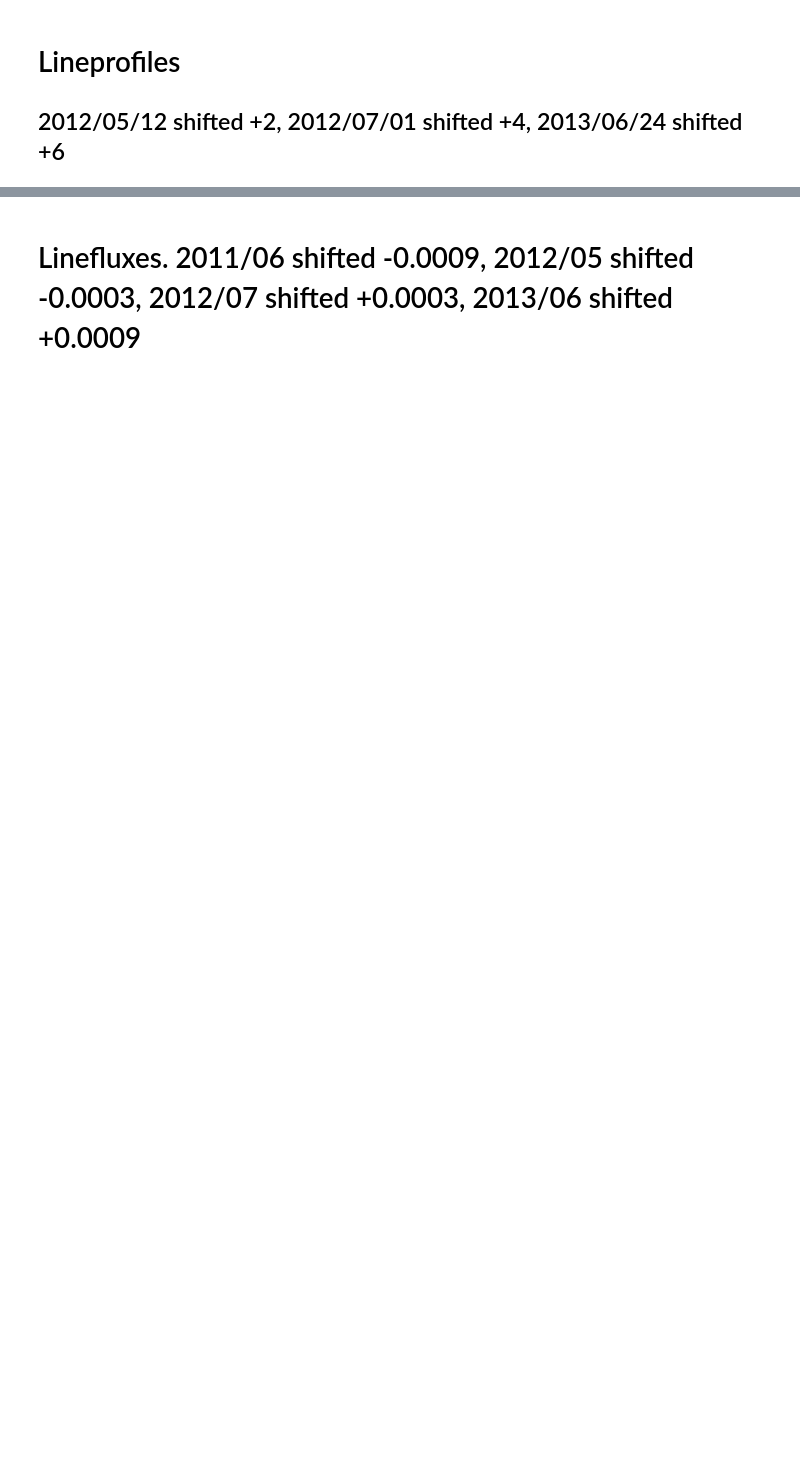
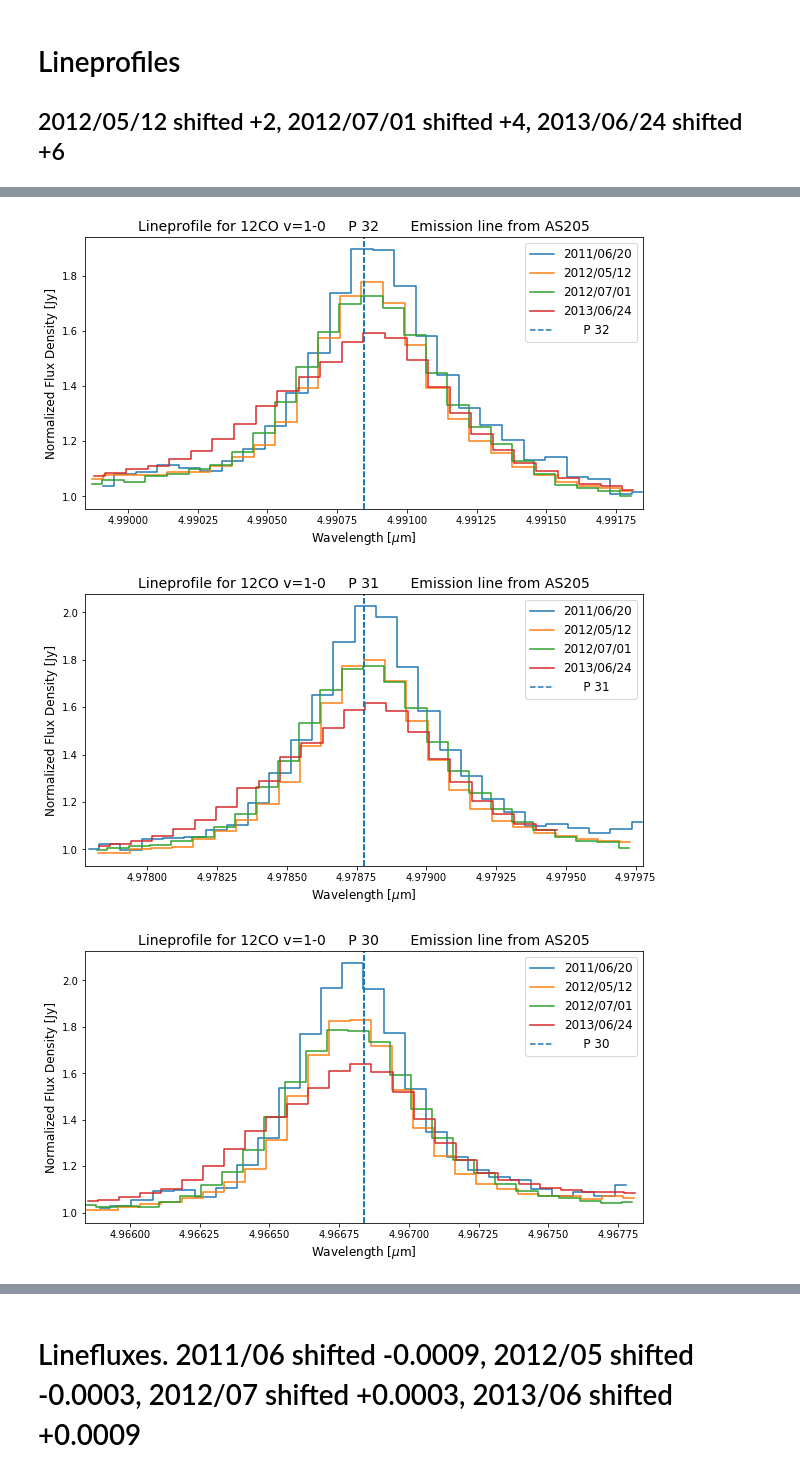
Before and after one commit to adamoses/URSIProject, a Jupyter notebook: as205_analysis.ipynb, the cells around one changed output, grey strips where cells are left out. Drawn from its saved outputs; the diff is of its cells as text; code cells hidden in the pictures; blank space fills up the shorter version.

```diff
--- a/as205_analysis.ipynb
+++ b/as205_analysis.ipynb
@@ -182,35 +182,0 @@ Text(0, 0.5, 'Normalized Flux Density [Jy]')
-# %%
-fig=plt.figure(figsize=(15,8))
-ax9=fig.add_subplot(121)
-ax0=fig.add_subplot(122)
-
-ax9.plot(data20110620['wave'], data20110620['div'], drawstyle='steps-mid', label='2011/06/20')
-ax9.plot(data20120512['wave'], data20120512['div'], drawstyle='steps-mid', label='2012/05/12')
-ax9.plot(data20120701['wave'], data20120701['div'], drawstyle='steps-mid', label='2012/07/01')
-ax9.plot(data20130624['wave'], data20130624['div'], drawstyle='steps-mid', label='2013/06/24')
-
-ax9.set_xlim(hitranCO['wave'][4]-0.0010, hitranCO['wave'][4]+0.0010)
-ax9.set_ylim(0.8, 2.1)
-
-ax0.plot(data20110620['wave'], data20110620['div'], drawstyle='steps-mid', label='2011/06/20')
-ax0.plot(data20120512['wave'], data20120512['div']+2, drawstyle='steps-mid', label='2012/05/12')
-ax0.plot(data20120701['wave'], data20120701['div']+4, drawstyle='steps-mid', label='2012/07/01')
-ax0.plot(data20130624['wave'], data20130624['div']+6, drawstyle='steps-mid', label='2013/06/24')
-
-ax0.set_xlim(hitranCO['wave'][4]-0.0010, hitranCO['wave'][4]+0.0010)
-ax0.set_ylim(0, 8)
-
-ax9.axvline(hitranCO['wave'][4], 0, 30, label=hitranCO['Qpp'][4], linestyle='--')
-ax0.axvline(hitranCO['wave'][4], 0, 30, label=hitranCO['Qpp'][4], linestyle='--')
-
-ax0.legend(loc=1, prop={'size': 10})
-ax9.legend(prop={'size': 10})
-
-
-fig.suptitle("Lineprofile for P31 Emission Lines from AS205", fontsize=20)
-ax9.set_xlabel('Wavelength ($\mu$m)', fontsize=18)
-ax0.set_xlabel('Wavelength ($\mu$m)', fontsize=18)
-ax9.set_ylabel('Normalized Flux Density [Jy]', fontsize=18)
-ax0.set_ylabel('Normalized Flux Density [Jy]', fontsize=18)
-
-#fig.savefig('./Plots/P31LineProfile')
@@ -272,0 +235,13 @@ Text(0, 0.5, 'Normalized Flux Density [Jy]')
+# %%
+observations = np.array([data20110620,data20120512,data20120701,data20130624])
+dates = np.array(['2011/06/20','2012/05/12','2012/07/01','2013/06/24'])
+
+for i in arange(hitran12CO1_0['wave'].size):
+    graph_emission_line(hitran12CO1_0[i], observations, dates, 'AS205', fitLines=False)
+
+for i in arange(hitran12CO2_1['wave'].size):
+    graph_emission_line(hitran12CO2_1[i], observations, dates, 'AS205', fitLines=False)
+# %% [output]
+[figure, added]
+[figure, added]
+[figure, added]
```
Also changed, not shown: parts of 31 cells of this notebook.
